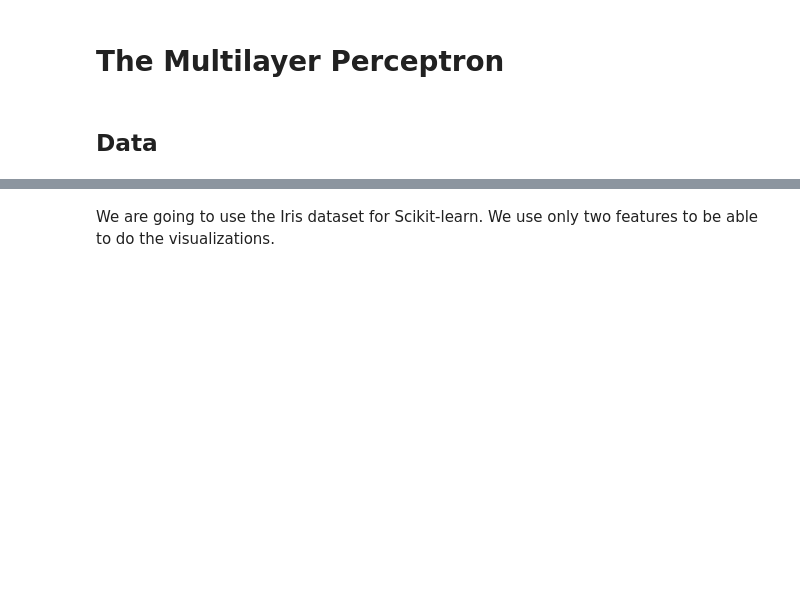
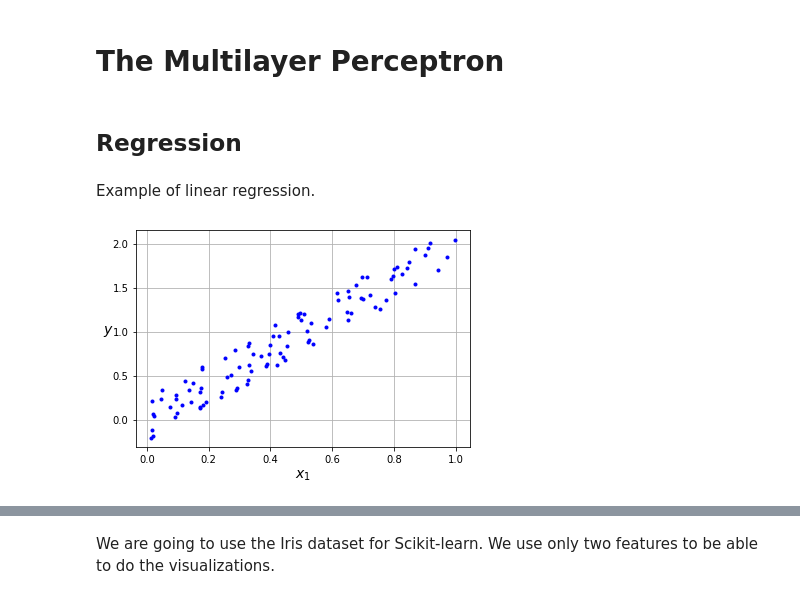
Before and after one commit to joseerlang/dl, a Jupyter notebook: mlp/mlp.ipynb, the cells around one changed output, grey strips where cells are left out. Cells and saved outputs as stored; diff of their text form; code cells hidden in the pictures; blank space fills up the shorter version.

```diff
--- a/mlp/mlp.ipynb
+++ b/mlp/mlp.ipynb
@@ -3,4 +3,21 @@
 # %% [markdown]
 # The Multilayer Perceptron
 # %% [markdown]
-## Data
+## Regression
+# %% [markdown]
+Example of linear regression.
+# %%
+import numpy as np
+import matplotlib.pyplot as plt
+
+x = np.random.rand(100)
+X = x.reshape(-1, 1)
+y = 2*x + (np.random.rand(100)-0.5)*0.5
+
+plt.plot(x, y, "b.")
+plt.xlabel("$x_1$", fontsize=14)
+plt.ylabel("$y$", rotation=0, fontsize=14)
+plt.grid(True)
+plt.show()
+# %% [output]
+[figure, added]
```
Also changed, not shown: parts of 24 cells of this notebook, 1 other file.
